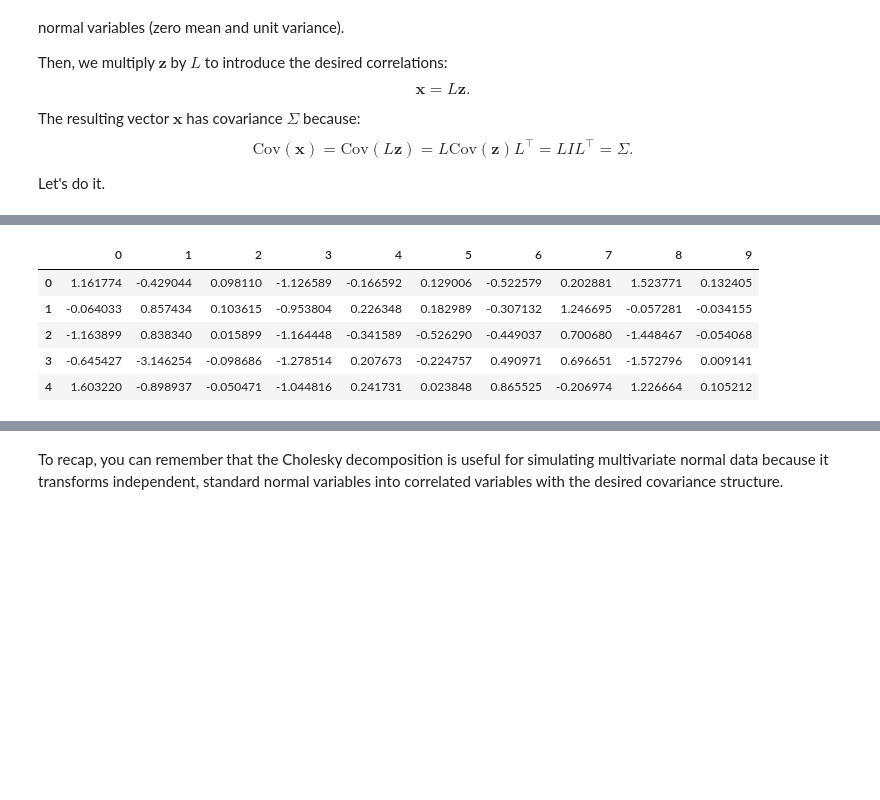
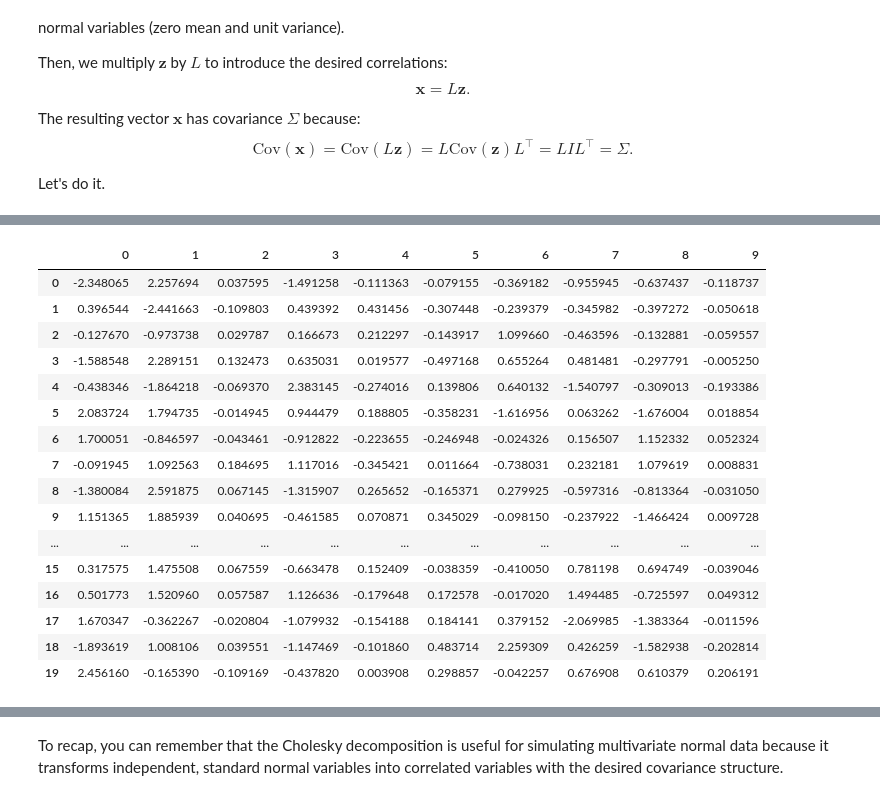
Before and after one commit to borisbolliet/ResearchComputing, a Jupyter notebook: docs/material/part11/notebook.ipynb, the cells around one changed output, grey strips where cells are left out. Saved outputs shown, nothing was run; the diff lists cells and outputs as text; code cells hidden in the pictures; blank space fills up the shorter version.

```diff
--- a/docs/material/part11/notebook.ipynb
+++ b/docs/material/part11/notebook.ipynb
@@ -1207,14 +1208,25 @@ x = L @ z
 # Convert correlated samples to DataFrame
 df = pd.DataFrame(x.T)
 # %%
-df.head()
+df
 # %% [output]
 |  | 0 | 1 | 2 | 3 | 4 | 5 | 6 | 7 | 8 | 9 |
-| 0 | 1.161774 | -0.429044 | 0.098110 | -1.126589 | -0.166592 | 0.129006 | -0.522579 | 0.202881 | 1.523771 | 0.132405 |
-| 1 | -0.064033 | 0.857434 | 0.103615 | -0.953804 | 0.226348 | 0.182989 | -0.307132 | 1.246695 | -0.057281 | -0.034155 |
-| 2 | -1.163899 | 0.838340 | 0.015899 | -1.164448 | -0.341589 | -0.526290 | -0.449037 | 0.700680 | -1.448467 | -0.054068 |
-| 3 | -0.645427 | -3.146254 | -0.098686 | -1.278514 | 0.207673 | -0.224757 | 0.490971 | 0.696651 | -1.572796 | 0.009141 |
-| 4 | 1.603220 | -0.898937 | -0.050471 | -1.044816 | 0.241731 | 0.023848 | 0.865525 | -0.206974 | 1.226664 | 0.105212 |
+| 0 | -2.348065 | 2.257694 | 0.037595 | -1.491258 | -0.111363 | -0.079155 | -0.369182 | -0.955945 | -0.637437 | -0.118737 |
+| 1 | 0.396544 | -2.441663 | -0.109803 | 0.439392 | 0.431456 | -0.307448 | -0.239379 | -0.345982 | -0.397272 | -0.050618 |
+| 2 | -0.127670 | -0.973738 | 0.029787 | 0.166673 | 0.212297 | -0.143917 | 1.099660 | -0.463596 | -0.132881 | -0.059557 |
+| 3 | -1.588548 | 2.289151 | 0.132473 | 0.635031 | 0.019577 | -0.497168 | 0.655264 | 0.481481 | -0.297791 | -0.005250 |
+| 4 | -0.438346 | -1.864218 | -0.069370 | 2.383145 | -0.274016 | 0.139806 | 0.640132 | -1.540797 | -0.309013 | -0.193386 |
+| 5 | 2.083724 | 1.794735 | -0.014945 | 0.944479 | 0.188805 | -0.358231 | -1.616956 | 0.063262 | -1.676004 | 0.018854 |
+| 6 | 1.700051 | -0.846597 | -0.043461 | -0.912822 | -0.223655 | -0.246948 | -0.024326 | 0.156507 | 1.152332 | 0.052324 |
+| 7 | -0.091945 | 1.092563 | 0.184695 | 1.117016 | -0.345421 | 0.011664 | -0.738031 | 0.232181 | 1.079619 | 0.008831 |
+| 8 | -1.380084 | 2.591875 | 0.067145 | -1.315907 | 0.265652 | -0.165371 | 0.279925 | -0.597316 | -0.813364 | -0.031050 |
+| 9 | 1.151365 | 1.885939 | 0.040695 | -0.461585 | 0.070871 | 0.345029 | -0.098150 | -0.237922 | -1.466424 | 0.009728 |
+| ... | ... | ... | ... | ... | ... | ... | ... | ... | ... | ... |
+| 15 | 0.317575 | 1.475508 | 0.067559 | -0.663478 | 0.152409 | -0.038359 | -0.410050 | 0.781198 | 0.694749 | -0.039046 |
+| 16 | 0.501773 | 1.520960 | 0.057587 | 1.126636 | -0.179648 | 0.172578 | -0.017020 | 1.494485 | -0.725597 | 0.049312 |
+| 17 | 1.670347 | -0.362267 | -0.020804 | -1.079932 | -0.154188 | 0.184141 | 0.379152 | -2.069985 | -1.383364 | -0.011596 |
+| 18 | -1.893619 | 1.008106 | 0.039551 | -1.147469 | -0.101860 | 0.483714 | 2.259309 | 0.426259 | -1.582938 | -0.202814 |
+| 19 | 2.456160 | -0.165390 | -0.109169 | -0.437820 | 0.003908 | 0.298857 | -0.042257 | 0.676908 | 0.610379 | 0.206191 |
 # %%
 # Plot the DataFrame using imshow
 plt.figure(figsize=(10, 5))
```
Also changed, not shown: parts of 13 cells of this notebook, 1 other file.
